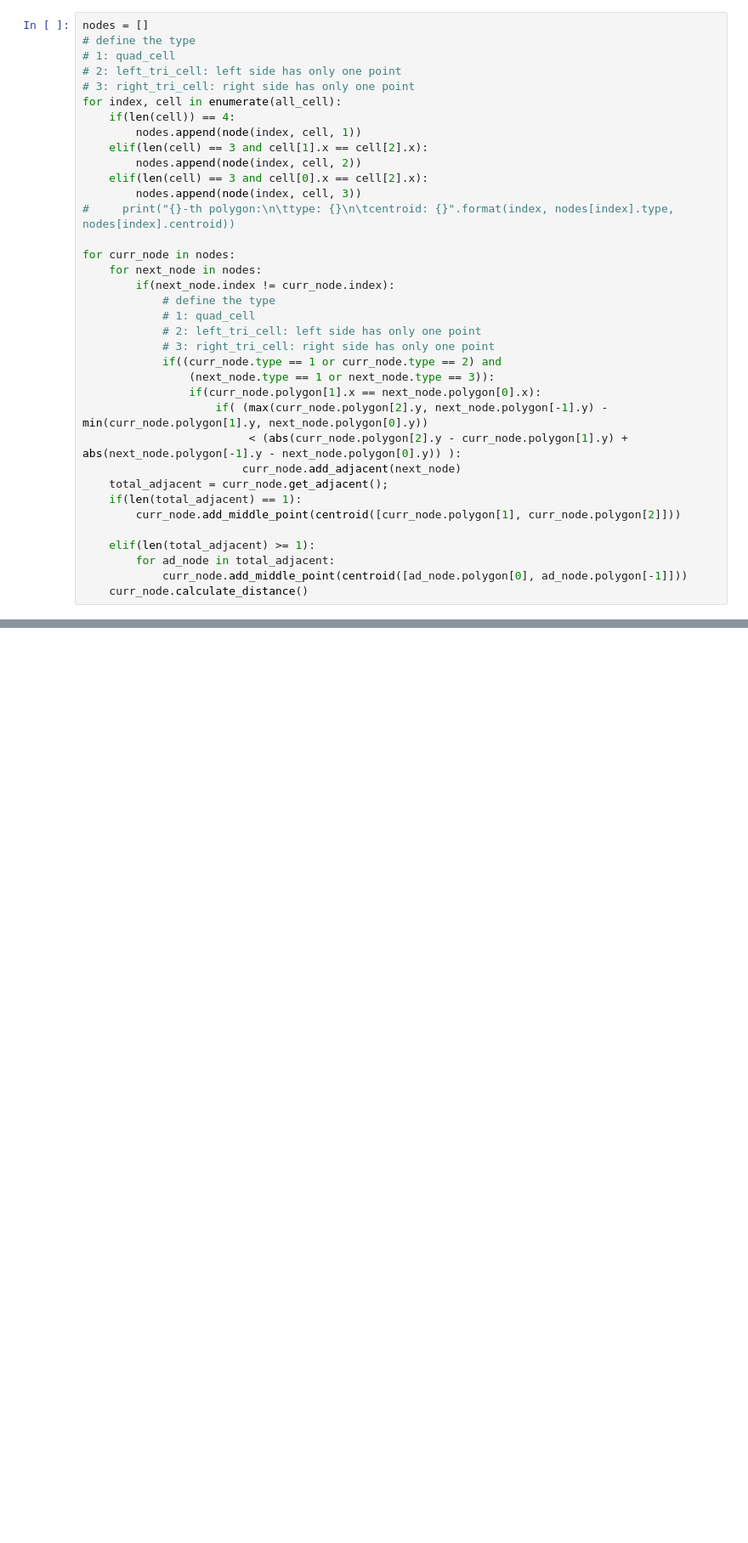
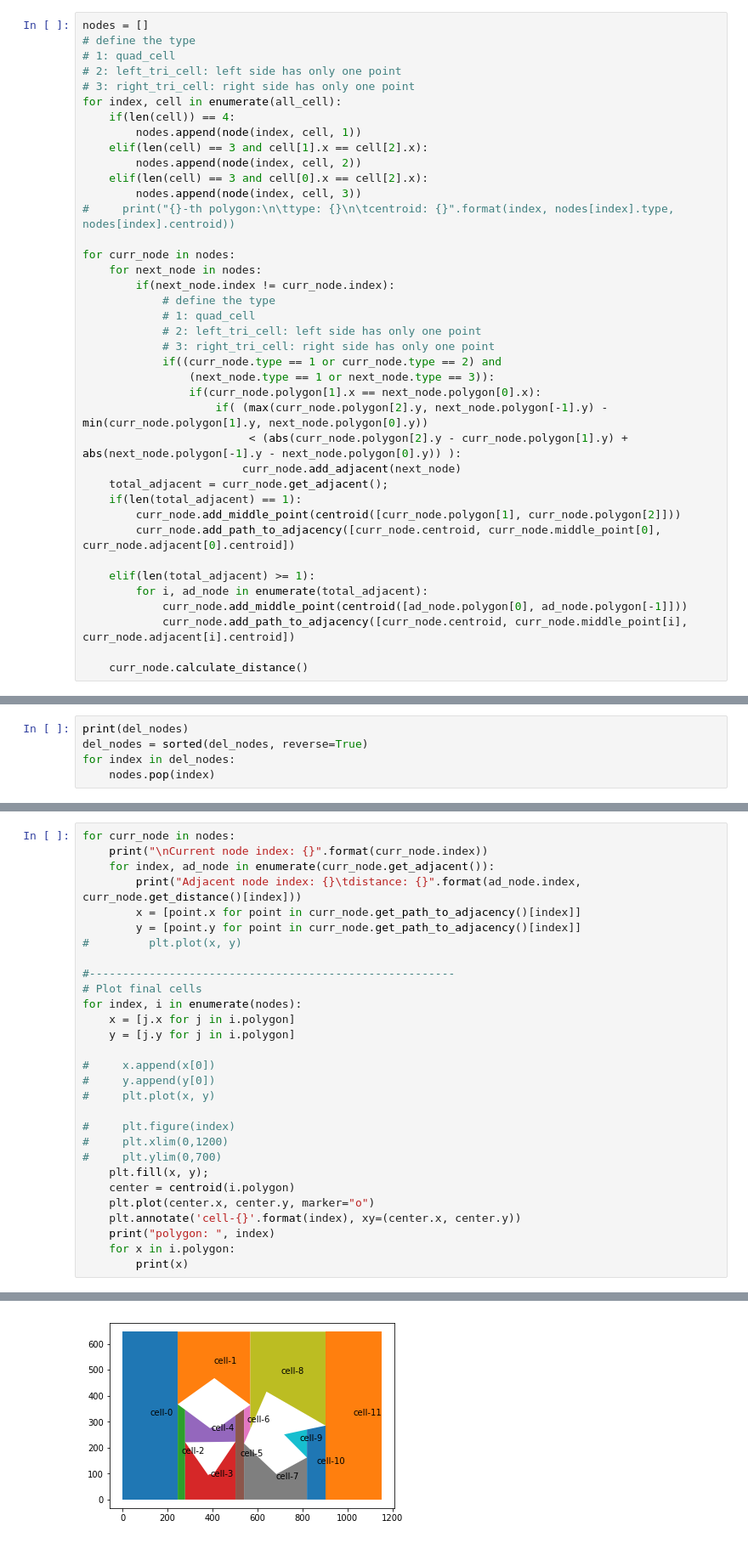
Before and after one commit to KunHanKH/Comple-Coverage-Path-PLanning-Based-on-Cell-Desomposition, a Jupyter notebook: Countour Detection and Polygon Approxiamation.ipynb, the cells around one changed output, grey strips where cells are left out. Shown at 85% size. Drawn from its saved outputs; the diff is of its cells as text; blank space fills up the shorter version.

Commit message:
merge polygon

```diff
--- a/Countour Detection and Polygon Approxiamation.ipynb
+++ b/Countour Detection and Polygon Approxiamation.ipynb
@@ -685,8 +520,11 @@ for curr_node in nodes:
     total_adjacent = curr_node.get_adjacent();
     if(len(total_adjacent) == 1):
         curr_node.add_middle_point(centroid([curr_node.polygon[1], curr_node.polygon[2]]))
+        curr_node.add_path_to_adjacency([curr_node.centroid, curr_node.middle_point[0], curr_node.adjacent[0].centroid])
 
     elif(len(total_adjacent) >= 1):
-        for ad_node in total_adjacent:
+        for i, ad_node in enumerate(total_adjacent):
             curr_node.add_middle_point(centroid([ad_node.polygon[0], ad_node.polygon[-1]]))
+            curr_node.add_path_to_adjacency([curr_node.centroid, curr_node.middle_point[i], curr_node.adjacent[i].centroid])
+
     curr_node.calculate_distance()
@@ -739,0 +579,5 @@ Current node index: 16
+# %%
+print(del_nodes)
+del_nodes = sorted(del_nodes, reverse=True)
+for index in del_nodes:
+    nodes.pop(index)
@@ -739,0 +594,30 @@ Current node index: 16
+# %%
+for curr_node in nodes:
+    print("\nCurrent node index: {}".format(curr_node.index))
+    for index, ad_node in enumerate(curr_node.get_adjacent()):
+        print("Adjacent node index: {}\tdistance: {}".format(ad_node.index, curr_node.get_distance()[index]))
+        x = [point.x for point in curr_node.get_path_to_adjacency()[index]]
+        y = [point.y for point in curr_node.get_path_to_adjacency()[index]]
+#         plt.plot(x, y)
+
+#-------------------------------------------------------
+# Plot final cells
+for index, i in enumerate(nodes):
+    x = [j.x for j in i.polygon]
+    y = [j.y for j in i.polygon]
+
+#     x.append(x[0])
+#     y.append(y[0])
+#     plt.plot(x, y)
+
+#     plt.figure(index)
+#     plt.xlim(0,1200)
+#     plt.ylim(0,700)
+    plt.fill(x, y);
+    center = centroid(i.polygon)
+    plt.plot(center.x, center.y, marker="o")
+    plt.annotate('cell-{}'.format(index), xy=(center.x, center.y))
+    print("polygon: ", index)
+    for x in i.polygon:
+        print(x)
+# %% [output]
@@ -739,0 +641 @@ Current node index: 16
+[figure, added]
```
Also changed, not shown: parts of 10 cells of this notebook, 4 other files.
